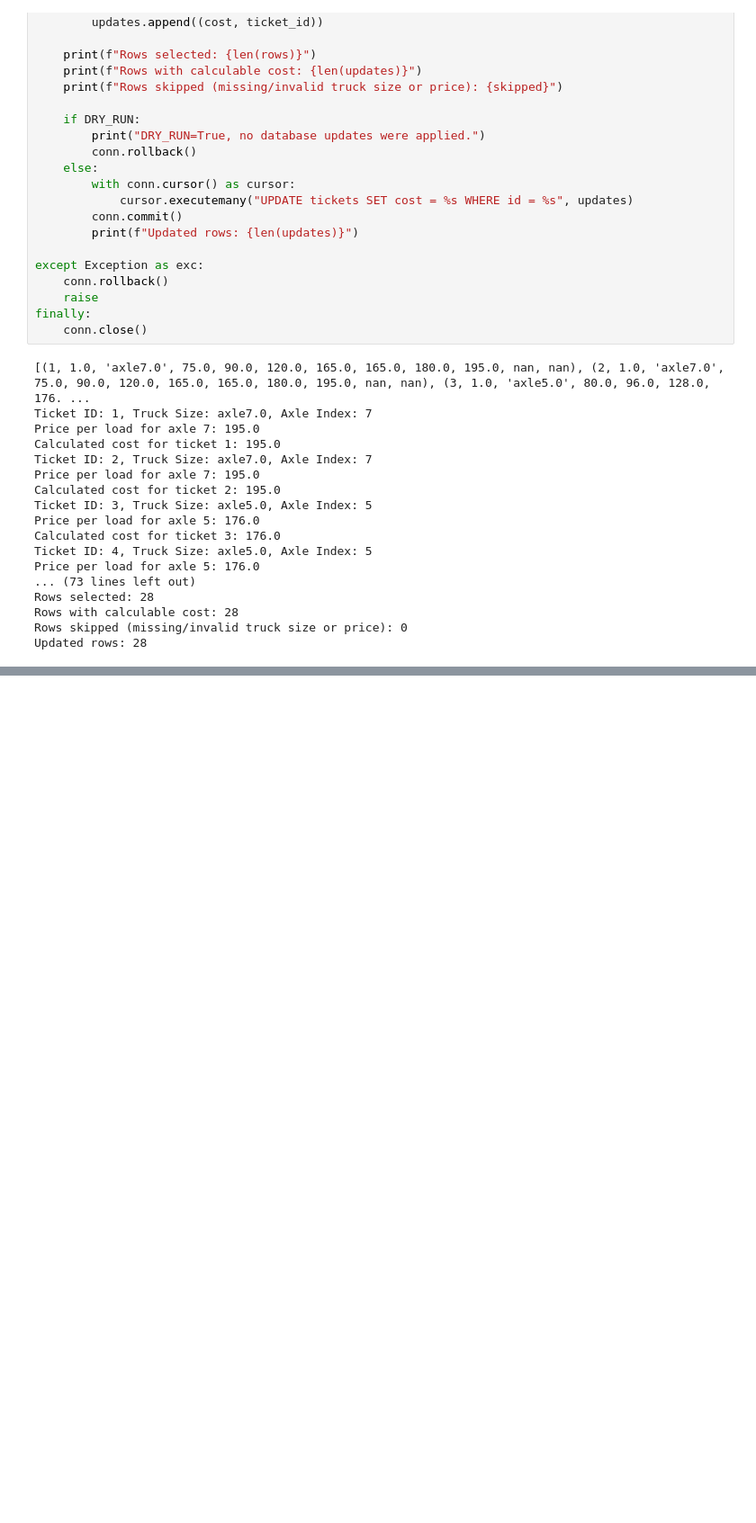
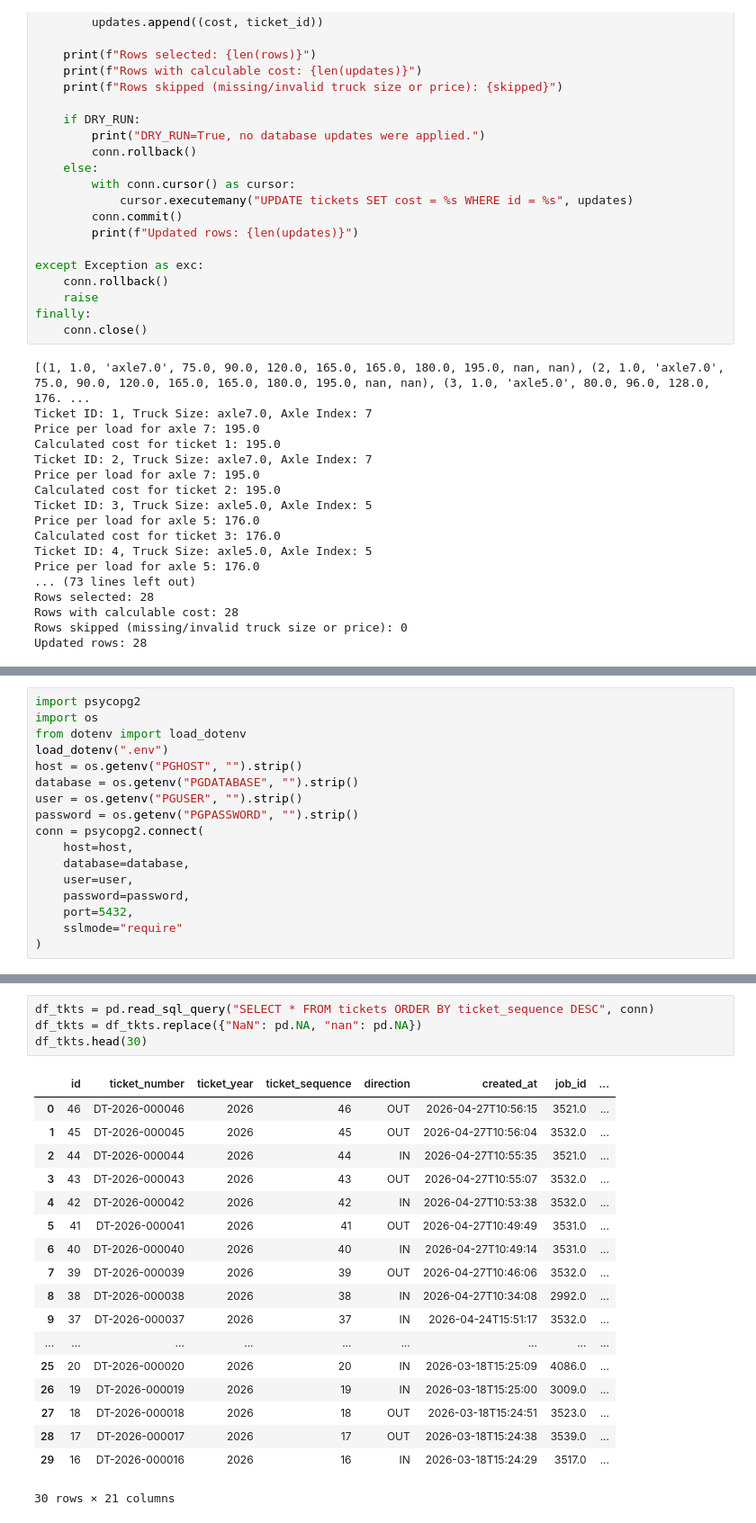
Before and after one commit to Pranava-mre/McCraken-Ticket-System, a Jupyter notebook: database.ipynb, the cells around one changed output, grey strips where cells are left out. Shown at 90% size. Drawn from its saved outputs; the diff is of its cells as text; blank space fills up the shorter version.

Commit message:
updated database

```diff
--- a/database.ipynb
+++ b/database.ipynb
@@ -790,0 +1093,17 @@ Updated rows: 28
+# %%
+import psycopg2
+import os
+from dotenv import load_dotenv
+load_dotenv(".env")
+host = os.getenv("PGHOST", "").strip()
+database = os.getenv("PGDATABASE", "").strip()
+user = os.getenv("PGUSER", "").strip()
+password = os.getenv("PGPASSWORD", "").strip()
+conn = psycopg2.connect(
+    host=host,
+    database=database,
+    user=user,
+    password=password,
+    port=5432,
+    sslmode="require"
+)
@@ -790,0 +1164,23 @@ Updated rows: 28
+# %%
+df_tkts = pd.read_sql_query("SELECT * FROM tickets ORDER BY ticket_sequence DESC", conn)
+df_tkts = df_tkts.replace({"NaN": pd.NA, "nan": pd.NA})
+df_tkts.head(30)
+# %% [output]
+|  | id | ticket_number | ticket_year | ticket_sequence | direction | created_at | job_id | ... |
+| 0 | 46 | DT-2026-000046 | 2026 | 46 | OUT | 2026-04-27T10:56:15 | 3521.0 | ... |
+| 1 | 45 | DT-2026-000045 | 2026 | 45 | OUT | 2026-04-27T10:56:04 | 3532.0 | ... |
+| 2 | 44 | DT-2026-000044 | 2026 | 44 | IN | 2026-04-27T10:55:35 | 3521.0 | ... |
+| 3 | 43 | DT-2026-000043 | 2026 | 43 | OUT | 2026-04-27T10:55:07 | 3532.0 | ... |
+| 4 | 42 | DT-2026-000042 | 2026 | 42 | IN | 2026-04-27T10:53:38 | 3532.0 | ... |
+| 5 | 41 | DT-2026-000041 | 2026 | 41 | OUT | 2026-04-27T10:49:49 | 3531.0 | ... |
+| 6 | 40 | DT-2026-000040 | 2026 | 40 | IN | 2026-04-27T10:49:14 | 3531.0 | ... |
+| 7 | 39 | DT-2026-000039 | 2026 | 39 | OUT | 2026-04-27T10:46:06 | 3532.0 | ... |
+| 8 | 38 | DT-2026-000038 | 2026 | 38 | IN | 2026-04-27T10:34:08 | 2992.0 | ... |
+| 9 | 37 | DT-2026-000037 | 2026 | 37 | IN | 2026-04-24T15:51:17 | 3532.0 | ... |
+| ... | ... | ... | ... | ... | ... | ... | ... | ... |
+| 25 | 20 | DT-2026-000020 | 2026 | 20 | IN | 2026-03-18T15:25:09 | 4086.0 | ... |
+| 26 | 19 | DT-2026-000019 | 2026 | 19 | IN | 2026-03-18T15:25:00 | 3009.0 | ... |
+| 27 | 18 | DT-2026-000018 | 2026 | 18 | OUT | 2026-03-18T15:24:51 | 3523.0 | ... |
+| 28 | 17 | DT-2026-000017 | 2026 | 17 | OUT | 2026-03-18T15:24:38 | 3539.0 | ... |
+| 29 | 16 | DT-2026-000016 | 2026 | 16 | IN | 2026-03-18T15:24:29 | 3517.0 | ... |
+30 rows × 21 columns
```
Also changed, not shown: parts of 41 cells of this notebook, 9 other files.
